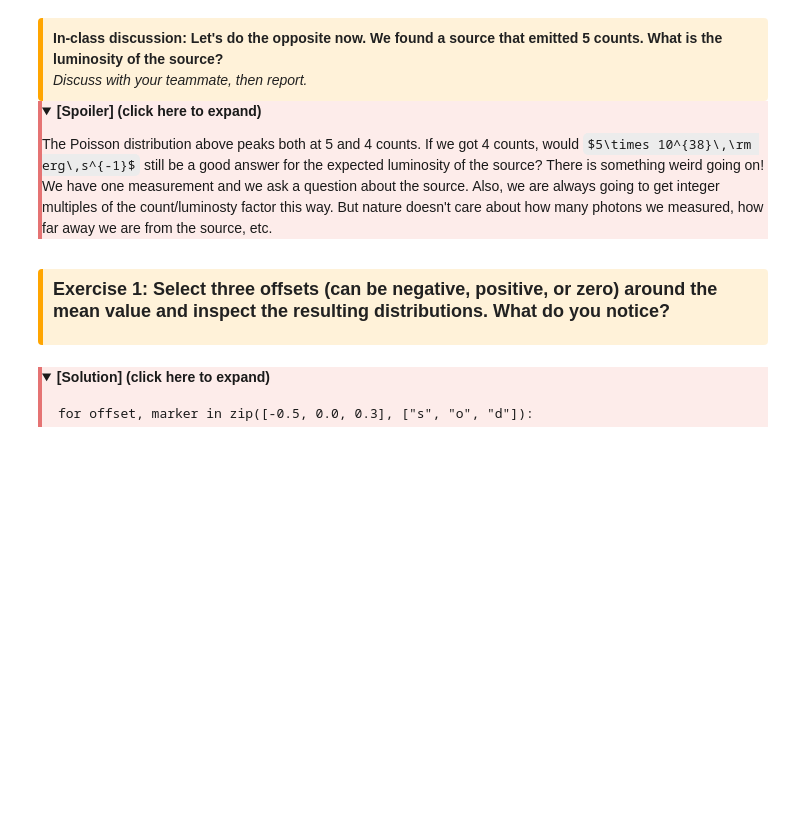
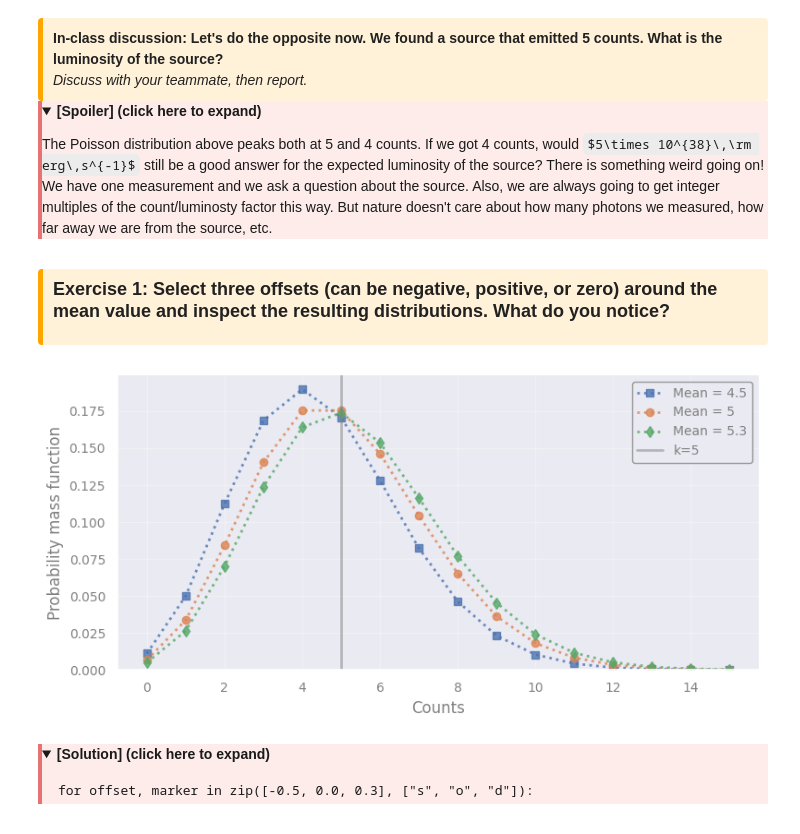
Before and after one commit to sghwang-cosmos/Astrostat-School-2026, a Jupyter notebook: Bayesian/Bayesian_1.ipynb, the cells around one changed output. Drawn from its saved outputs; the diff is of its cells as text; code cells hidden in the pictures; folded sections open; some formulas as TeX source; blank space fills up the shorter version.

```diff
--- a/Bayesian/Bayesian_1.ipynb
+++ b/Bayesian/Bayesian_1.ipynb
@@ -194,16 +198,18 @@ But nature doesn't care about how many photons we measured, how far away we are
 # %%
 outcomes = np.arange(0, int(expected_counts*3)+1, 1)
 plt.figure()
 # try different offsets around the expected mean value and plot the PMF
-for offset, marker in zip([...,...,...], ["s", "o", "d"]):
+for offset, marker in zip([-0.5,0.0,0.3], ["s", "o", "d"]):
     mean = expected_counts + offset
     plt.plot(outcomes, st.poisson(mean).pmf(outcomes), ":", marker=marker, alpha=0.8, label=f"Mean = {mean:.4g}")
 plt.axvline(expected_counts, color="0.5", alpha=0.5, label="k=5")
 plt.ylim(ymin=0)
 plt.legend(loc="upper right")
 plt.xlabel("Counts")
 plt.ylabel("Probability mass function")
 plt.show()
+# %% [output]
+[figure, added]
 # %% [markdown]
 <div style="border-left: 4px solid #e57373; padding-left: 1em; padding-top: 1em; padding-bottom: 1em; margin: 1em 0; background: #fdecea; color: #1a1a1a;">
 <details>
```
Also changed, not shown: parts of 6 cells of this notebook.
